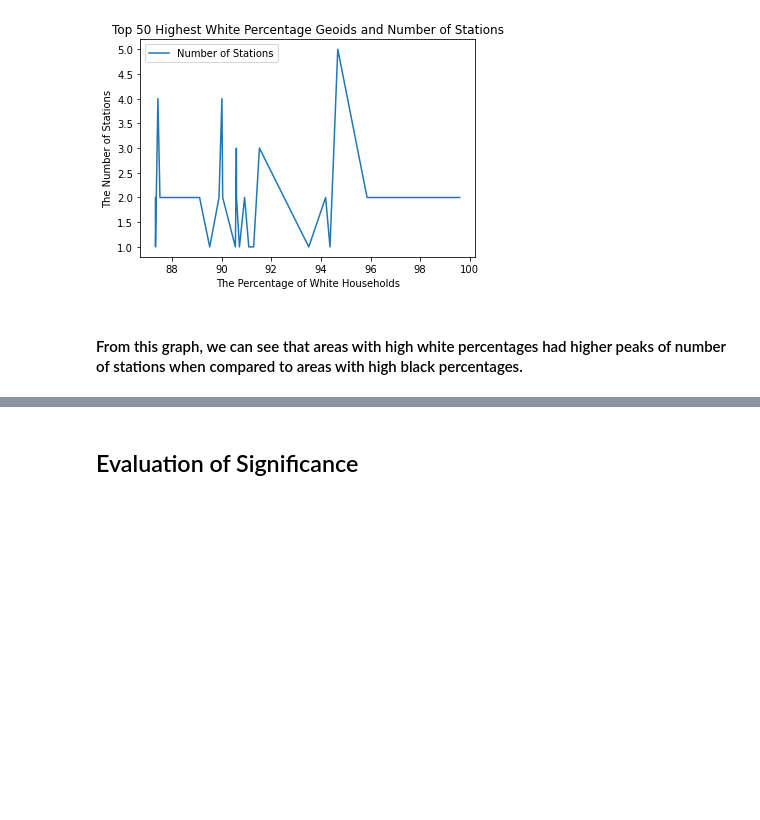
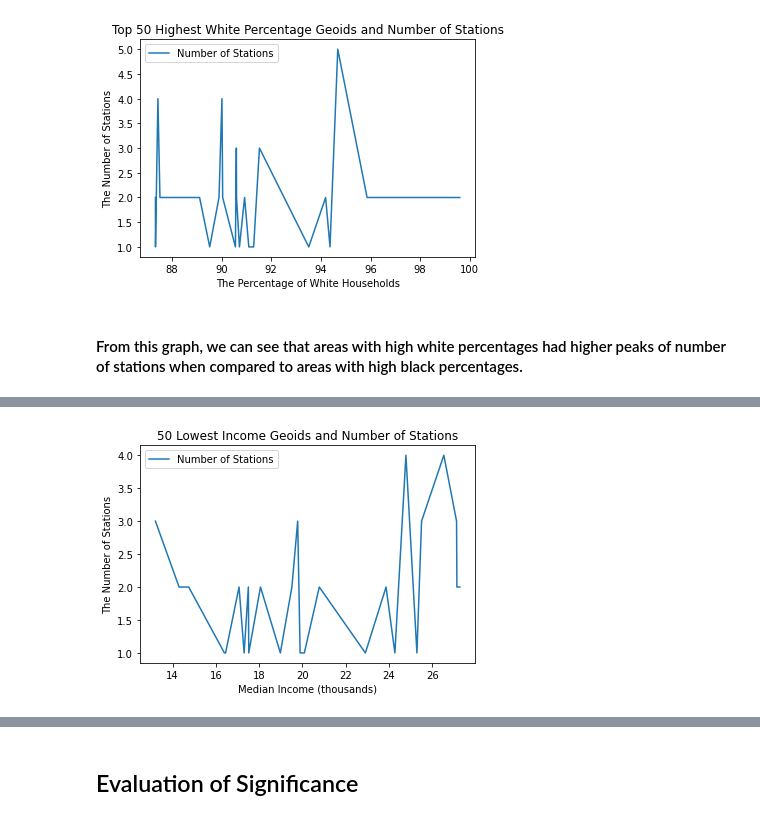
Before and after one commit to shljessie/INFO-2950, a Jupyter notebook: project_phase_submissions/phase4.ipynb, the cells around one changed output, grey strips where cells are left out. Cells and saved outputs as stored; diff of their text form; code cells hidden in the pictures; blank space fills up the shorter version.

```diff
--- a/project_phase_submissions/phase4.ipynb
+++ b/project_phase_submissions/phase4.ipynb
@@ -1043,0 +1019,9 @@ plt.show()
+# %%
+plt.plot(temp_bottom_income['2017 median income']/1000, temp_bottom_income['num_stations'], label ="Number of Stations")
+plt.legend()
+plt.xlabel("Median Income (thousands)")
+plt.ylabel("The Number of Stations")
+plt.title("50 Lowest Income Geoids and Number of Stations")
+plt.show()
+# %% [output]
+[figure, added]
```
Also changed, not shown: parts of 37 cells of this notebook, 1 other file.
